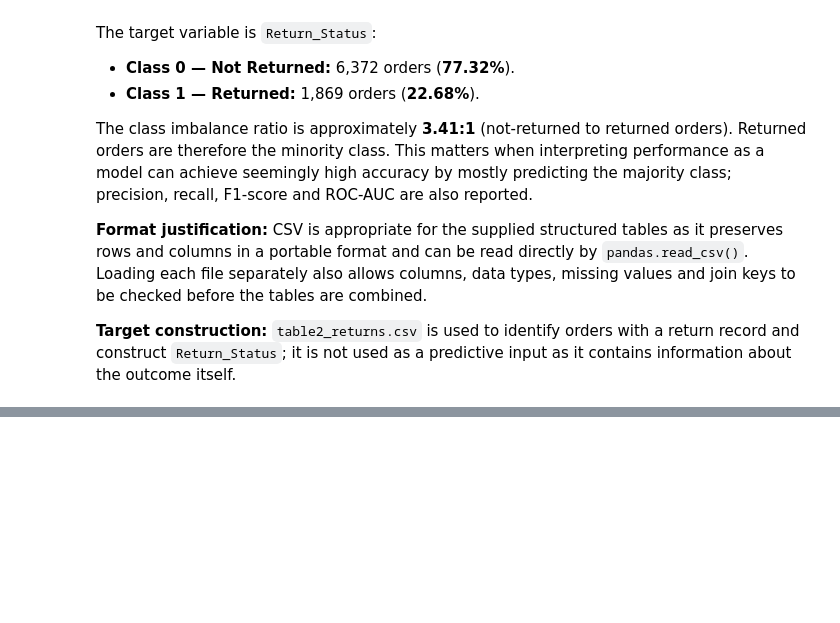
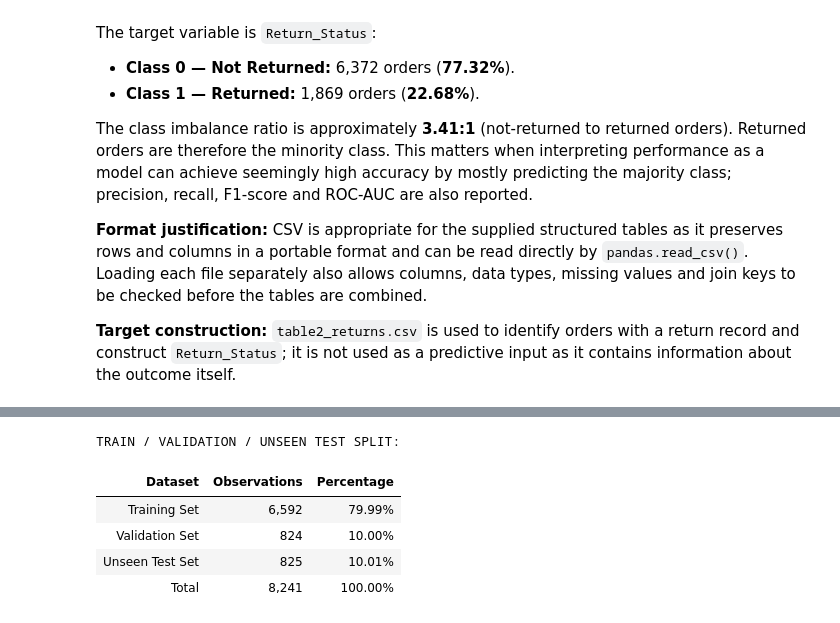
Before and after one commit to Payal942/Capstone-STADIOalot-Return-Prediction, a Jupyter notebook: notebooks/SS3_PartB.ipynb, the cells around one changed output, grey strips where cells are left out. Cells and saved outputs as stored; diff of their text form; code cells hidden in the pictures; blank space fills up the shorter version.

Commit message:
Add SS3 dataset preprocessing and train-validation-test splitting

```diff
--- a/notebooks/SS3_PartB.ipynb
+++ b/notebooks/SS3_PartB.ipynb
@@ -470,0 +1365,65 @@ The class imbalance ratio is approximately **3.41:1** (not-returned to returned
+# %%
+# ============================================================
+# 24. TRAIN / VALIDATION / UNSEEN TEST SPLIT
+# ============================================================
+
+# First split: 80% training and 20% temporary set
+X_train, X_temp, y_train, y_temp = train_test_split(
+    X,
+    y,
+    test_size=0.20,
+    stratify=y,
+    random_state=RANDOM_STATE
+)
+
+# Second split: 10% validation and 10% unseen test
+X_validation, X_test, y_validation, y_test = train_test_split(
+    X_temp,
+    y_temp,
+    test_size=0.50,
+    stratify=y_temp,
+    random_state=RANDOM_STATE
+)
+
+# ------------------------------------------------------------
+# Create Dataset Split Summary Table
+# ------------------------------------------------------------
+
+split_summary = pd.DataFrame({
+    "Dataset": [
+        "Training Set",
+        "Validation Set",
+        "Unseen Test Set",
+        "Total"
+    ],
+    "Observations": [
+        len(X_train),
+        len(X_validation),
+        len(X_test),
+        len(X_train) + len(X_validation) + len(X_test)
+    ],
+    "Percentage": [
+        len(X_train) / len(X) * 100,
+        len(X_validation) / len(X) * 100,
+        len(X_test) / len(X) * 100,
+        100.00
+    ]
+})
+
+print("\nTRAIN / VALIDATION / UNSEEN TEST SPLIT:")
+
+display(
+    split_summary.style
+    .format({
+        "Observations": "{:,}",
+        "Percentage": "{:.2f}%"
+    })
+    .hide(axis="index")
+)
+# %% [output]
+TRAIN / VALIDATION / UNSEEN TEST SPLIT:
+| Dataset | Observations | Percentage |
+| Training Set | 6,592 | 79.99% |
+| Validation Set | 824 | 10.00% |
+| Unseen Test Set | 825 | 10.01% |
+| Total | 8,241 | 100.00% |
```
Also changed, not shown: parts of 13 cells of this notebook, 1 other file.
